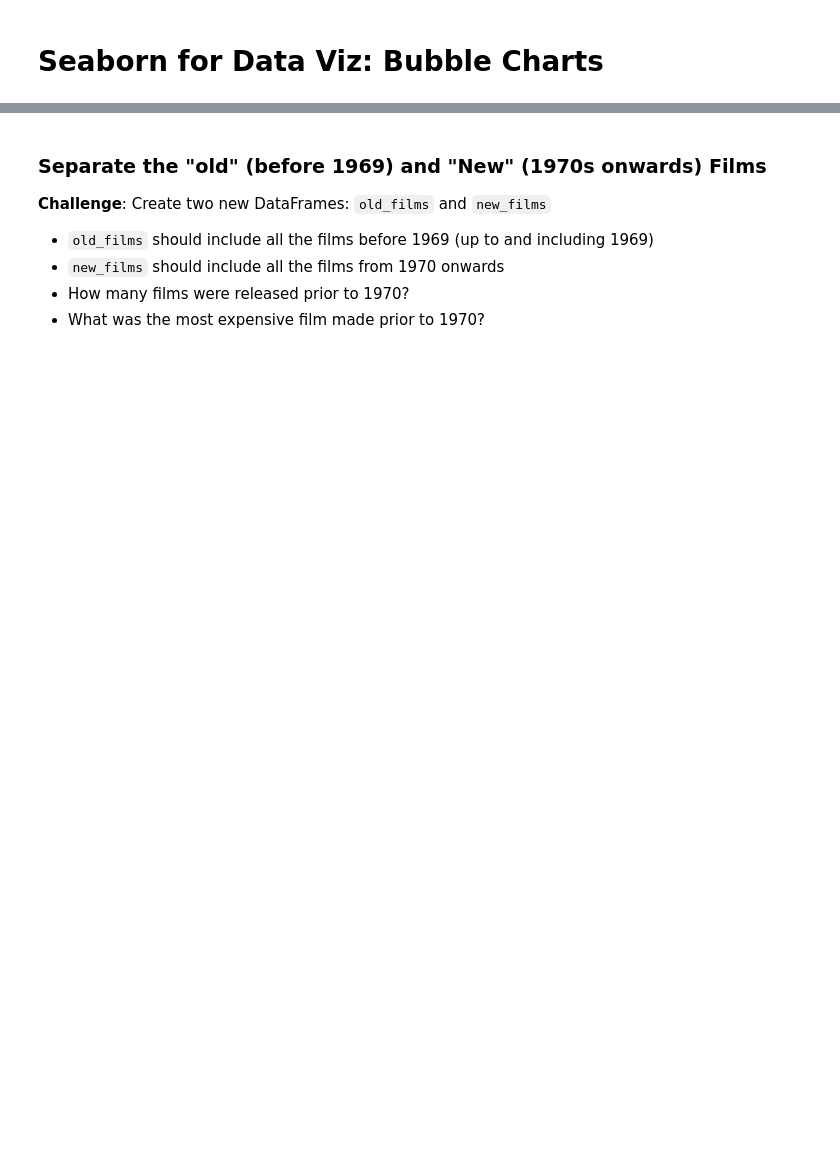
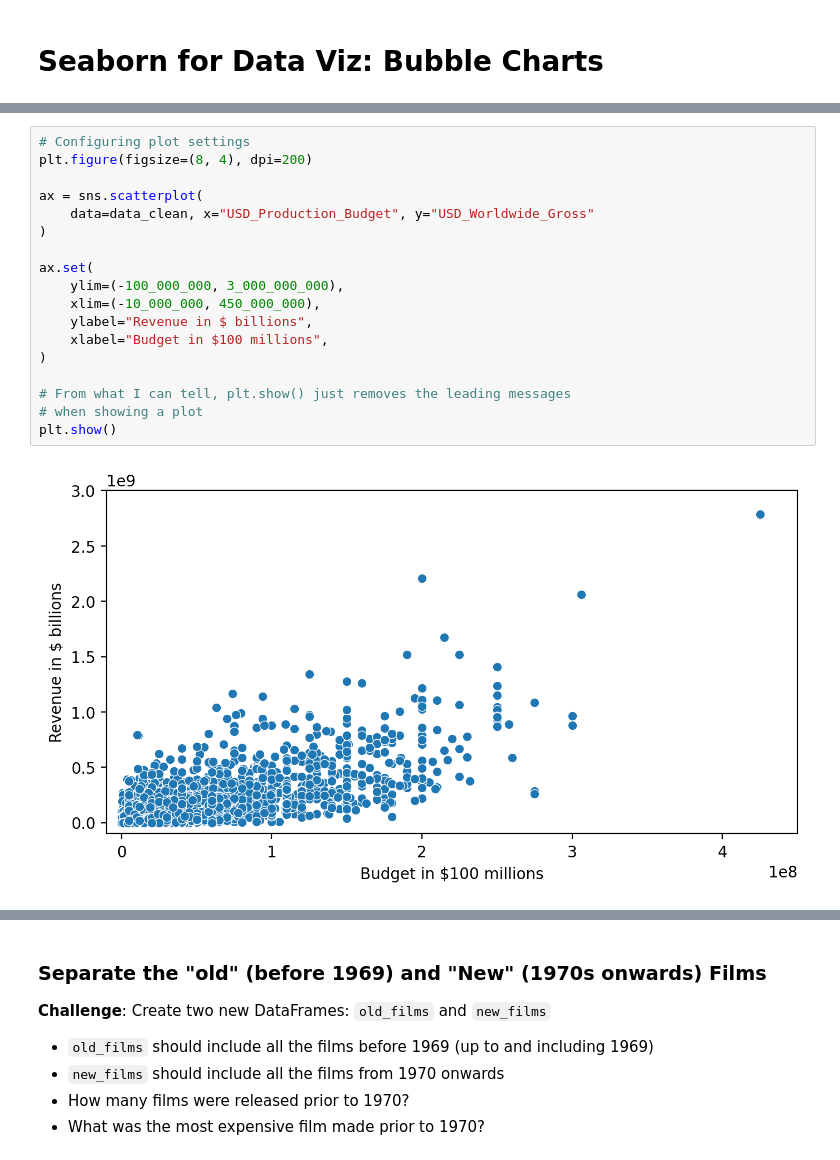
Before and after one commit to thandora/100-days-of-code-udemy, a Jupyter notebook: day-077-seaborn-linear-regression/linear_regression.ipynb, the cells around one changed output, grey strips where cells are left out. Cells and saved outputs as stored; diff of their text form; blank space fills up the shorter version.

```diff
--- a/day-077-seaborn-linear-regression/linear_regression.ipynb
+++ b/day-077-seaborn-linear-regression/linear_regression.ipynb
@@ -348,0 +423,20 @@ What is the percentage of films where the production costs exceeded the worldwid
+# %%
+# Configuring plot settings
+plt.figure(figsize=(8, 4), dpi=200)
+
+ax = sns.scatterplot(
+    data=data_clean, x="USD_Production_Budget", y="USD_Worldwide_Gross"
+)
+
+ax.set(
+    ylim=(-100_000_000, 3_000_000_000),
+    xlim=(-10_000_000, 450_000_000),
+    ylabel="Revenue in $ billions",
+    xlabel="Budget in $100 millions",
+)
+
+# From what I can tell, plt.show() just removes the leading messages
+# when showing a plot
+plt.show()
+# %% [output]
+[figure, added]
```
Also changed, not shown: parts of 34 cells of this notebook.
